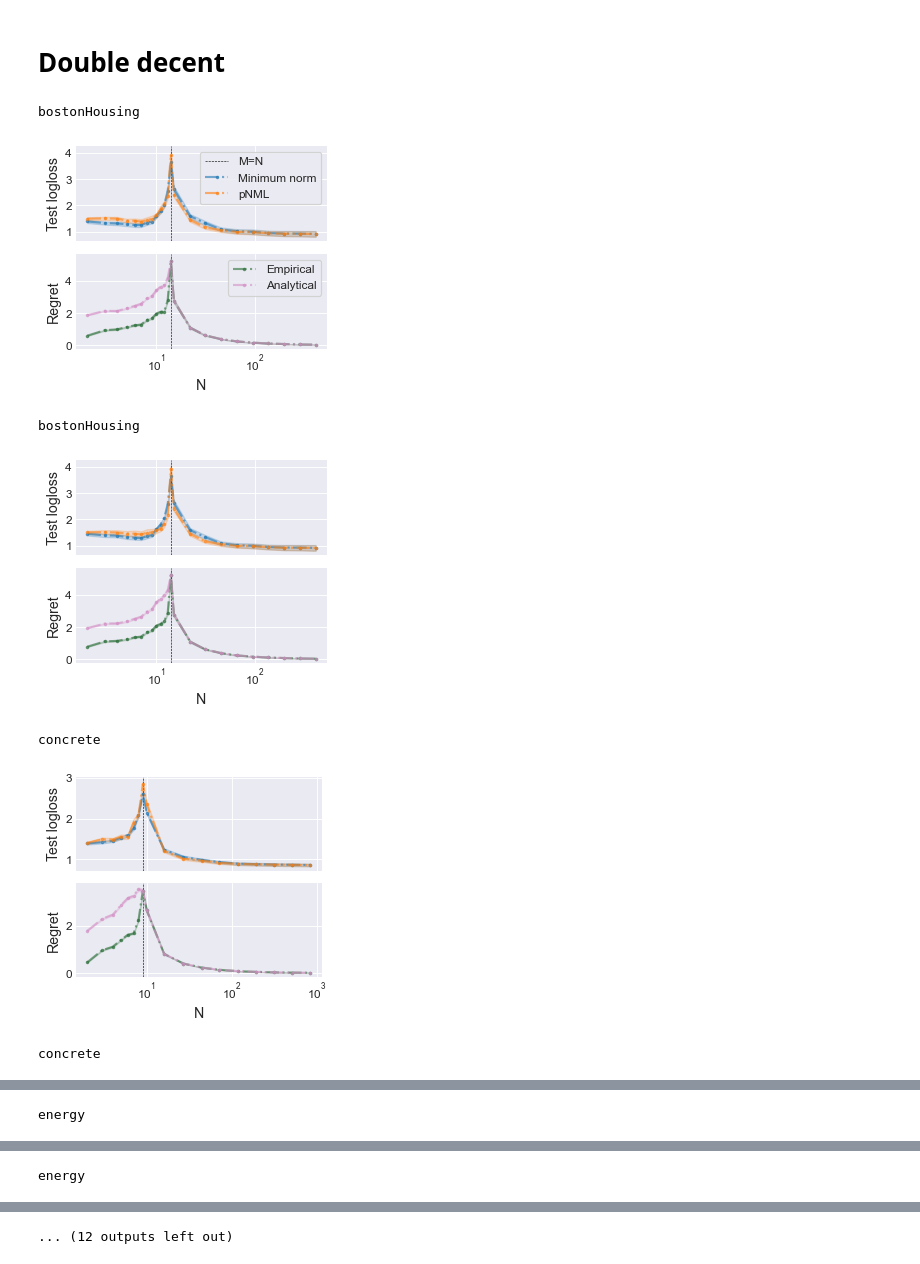
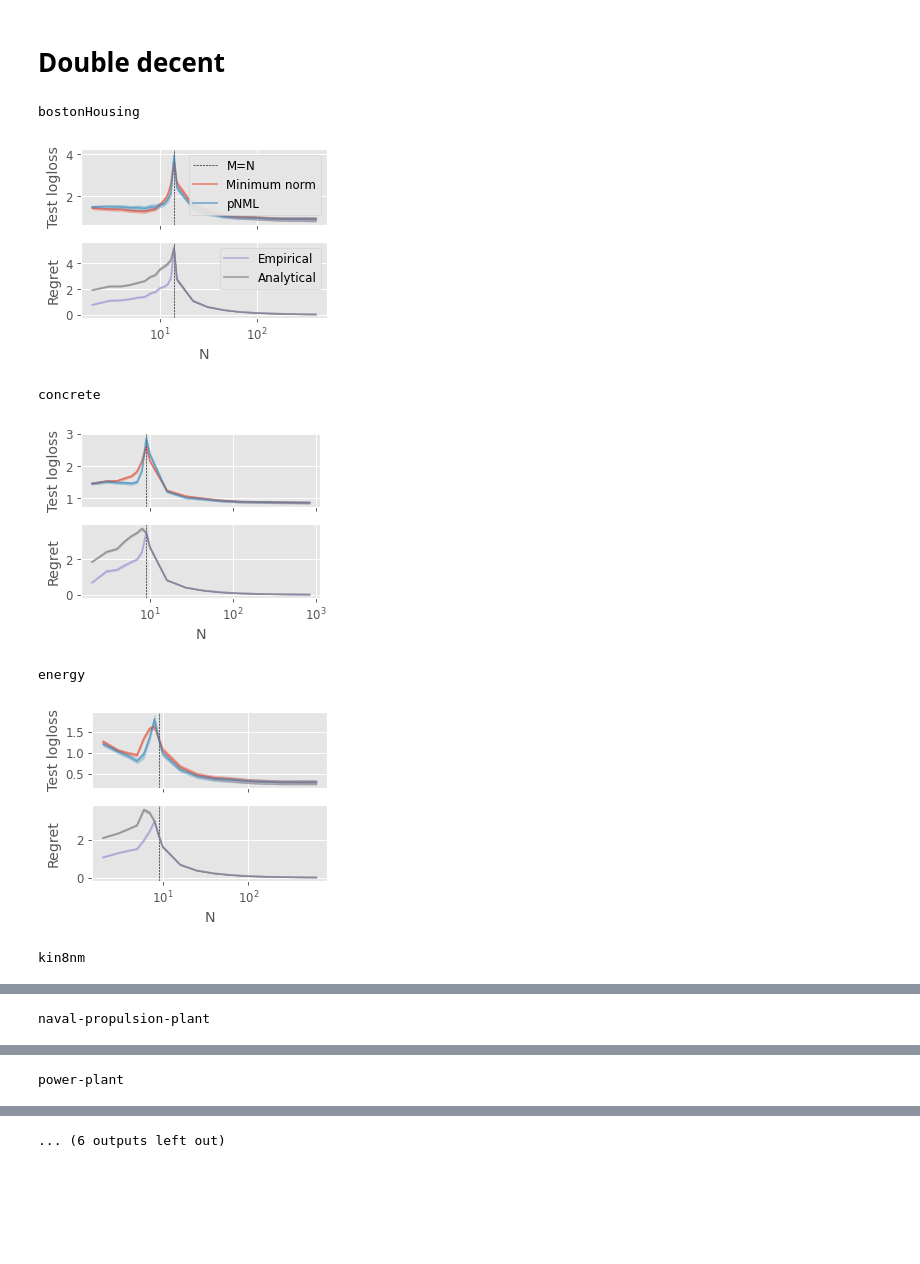
Before and after one commit to kobybibas/pnml_linear_regression_simulation, a Jupyter notebook: notebooks/real_data.ipynb, the cells around one changed output, grey strips where cells are left out. Saved outputs shown, nothing was run; the diff lists cells and outputs as text; code cells hidden in the pictures; blank space fills up the shorter version.

```diff
--- a/notebooks/real_data.ipynb
+++ b/notebooks/real_data.ipynb
@@ -19,19 +15,3 @@ from post_simulation_utils import (
     plot_confidence_interval,
     calc_performance_per_regret,
 )
-# %%
-# Plot params
-mpl.style.use("seaborn-dark")
-mpl.rcParams["axes.grid"] = True
-mpl.rcParams["legend.frameon"] = True
-mpl.rcParams["figure.dpi"] = 85
-mpl.rcParams["axes.labelsize"] = "large"
-mpl.rcParams["lines.linestyle"] = "-."
-mpl.rcParams["lines.marker"] = "o"
-mpl.rcParams["lines.markersize"] = 2
-mpl.rcParams["lines.linewidth"] = 1.8
-w, h = plt.rcParams.get("figure.figsize")
-
-# This is the largest possible value of the logloss
-log_inf_limit = -np.log(np.finfo("float").eps)
-log_inf_limit
@@ -41,23 +27,18 @@ log_inf_limit
 # Load data
 # %%
 res_paths = [
-    osp.join("..", "output", "real_data_bostonHousing_20201124_101101", "results.csv"),
     osp.join("..", "output", "real_data_bostonHousing_20201126_111146", "results.csv"),
-    osp.join("..", "output", "real_data_concrete_20201124_111150", "results.csv"),
     osp.join("..", "output", "real_data_concrete_20201126_121127", "results.csv"),
-    osp.join("..", "output", "real_data_energy_20201124_111115", "results.csv"),
     osp.join("..", "output", "real_data_energy_20201126_121136", "results.csv"),
-    osp.join("..", "output", "real_data_kin8nm_20201124_121102", "results.csv"),
     osp.join("..", "output", "real_data_kin8nm_20201126_121146", "results.csv"),
-    osp.join("..", "output", "real_data_naval-propulsion-plant_20201124_131134", "results.csv", ),
-    osp.join("..", "output", "real_data_power-plant_20201124_161129", "results.csv"),
+    osp.join("..", "output", "real_data_naval-propulsion-plant_20201126_141136", "results.csv",),
+    osp.join("..", "output", "real_data_power-plant_20201126_151142", "results.csv"),
+    osp.join("..", "output", "real_data_protein-tertiary-structure_20201126_201124", "results.csv"),
     osp.join("..", "output", "real_data_wine-quality-red_20201126_081100", "results.csv"),
-    osp.join("..", "output", "real_data_yacht_20201124_171159", "results.csv"),
+    osp.join("..", "output", "real_data_yacht_20201126_171104", "results.csv"),
 ]
 
 
-
-
 res_dfs = [pd.read_csv(res_path) for res_path in res_paths]
 # %%
 # Take the mean over experimetns
@@ -65,22 +46,19 @@ res_list = []
 for i, res_df in enumerate(res_dfs):
     # Verify each df is for specific dataset
     dataset_name = res_df.dataset_name.unique()[0]
-    print(f"{dataset_name}")
+    print(f"{i} {dataset_name}")
 
     # Filter samples that the pNML was not converged there from empirical reasons
     print(f'Failure: {np.sum(res_df["pnml_success"] == False)}')
     res_df = res_df[res_df["pnml_success"] == True]
     print(
-        "Total {}. Inf regret {}. Inf logloss {}. empirical>analytical {}.".format(
+        "Total {}. Inf [regret logloss]=[{} {}]".format(
             len(res_df),
             (res_df["pnml_regret"] >= log_inf_limit).sum(),
             (res_df["pnml_test_logloss"] >= log_inf_limit).sum(),
-            (res_df["pnml_regret"] > res_df["analytical_pnml_regret"] + 1e-1).sum(),
         )
     )
-#     res_df = res_df[res_df["trainset_size"] != res_df["num_features"] - 1]
     res_df = res_df[res_df["pnml_test_logloss"] < log_inf_limit]
-    res_df = res_df[res_df["analytical_pnml_regret"] >= res_df["pnml_regret"]]
 
     print(f"Features={res_df.num_features.mean()}")
     print(f"Sizes={res_df.trainset_size.unique()}")
@@ -169,44 +178,44 @@ for i, res_dict in enumerate(res_list):
     res_mean_df = res_dict["mean_df"]
     print(dataset_name)
 
-    fig, axs = plt.subplots(2, 1, sharex=True, figsize=(0.6 * w, 0.8 * h))
+    fig, axs = plt.subplots(2, 1, sharex=True, figsize=(0.6 * w, 0.7 * h))
     axs[0].axvline(
         res_mean_df["num_features"].mean(),
         color="black",
         linewidth=0.5,
         linestyle="--",
         marker="",
         label="M=N",
     )
     axs[1].axvline(
         res_mean_df["num_features"].mean(), color="black", linewidth=0.5, linestyle="--", marker="",
     )
 
     ax = axs[0]
-    plot_logloss(ax, res_dict)
+    plot_logloss(ax, res_dict, colors=["C0", "C1"])
     if i == 0:
         ax.legend(loc=1)
     ax.set_ylabel("Test logloss")
 
     ax = axs[1]
-    plot_regret(ax, res_dict)
+    plot_regret(ax, res_dict, colors=["C2", "C3"])
 
     if i == 0:
         ax.legend(loc=1)
     ax.set_ylabel("Regret")
     ax.set_xlabel("N")
 
     axs[0].set_xscale("symlog")
     #     axs[0].set_yscale("symlog")
     fig.align_ylabels(axs)
     plt.tight_layout()
     plt.savefig(f"../output/figures/real_data_{dataset_name}.pdf")
     plt.show()
 # %% [output]
 bostonHousing
-[figure, old version]
+[figure, new version]
-bostonHousing
+concrete
-[figure, old version]
+[figure, new version]
-concrete
+energy
-[figure, old version]
+[figure, new version]
-concrete
+kin8nm
@@ -214 +223 @@ concrete
-energy
+naval-propulsion-plant
@@ -216 +225 @@ energy
-energy
+power-plant
@@ -218 +227 @@ energy
-... (12 outputs left out)
+... (6 outputs left out)
```
Also changed, not shown: parts of 12 cells of this notebook, 11 other files.
